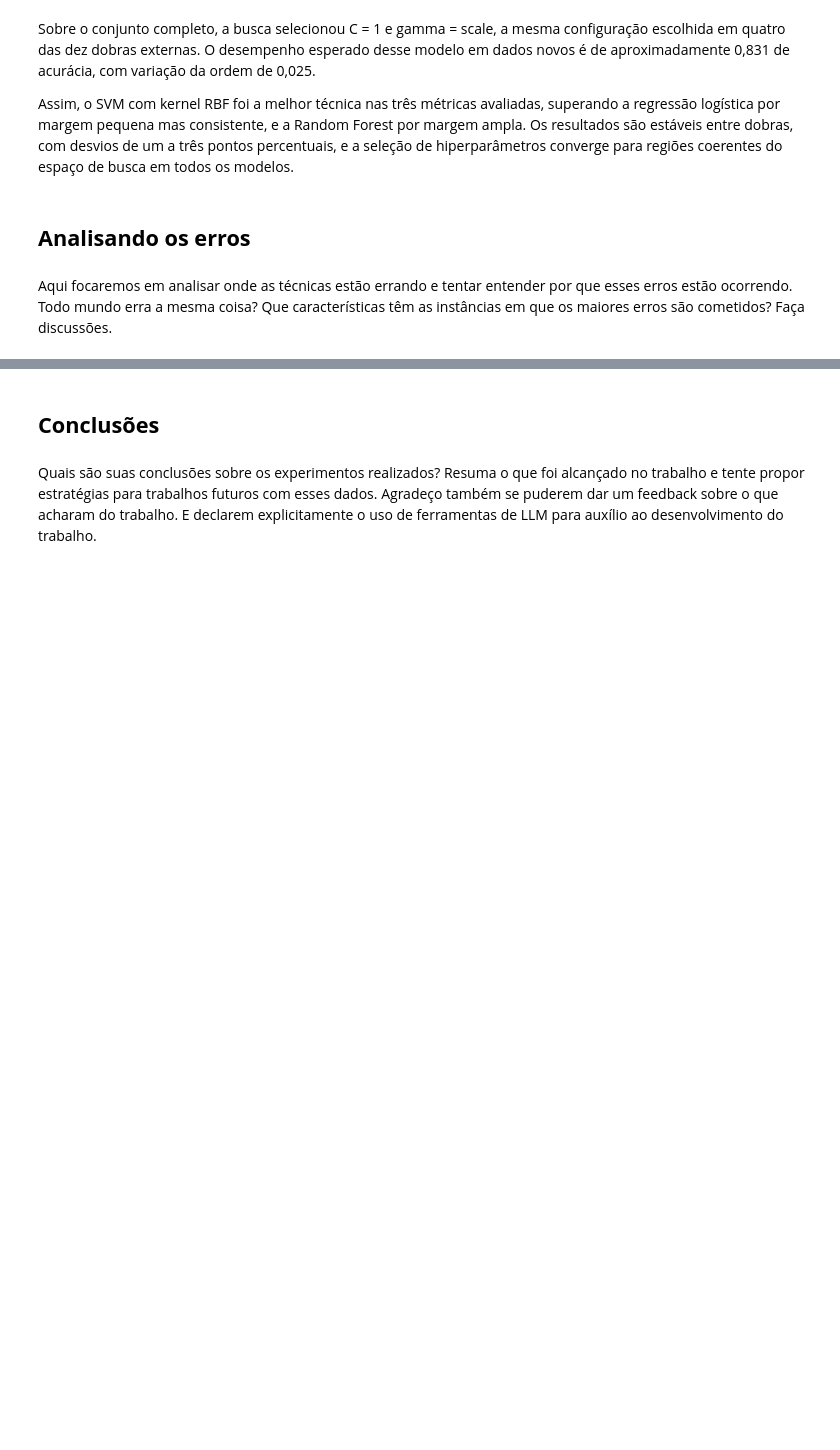
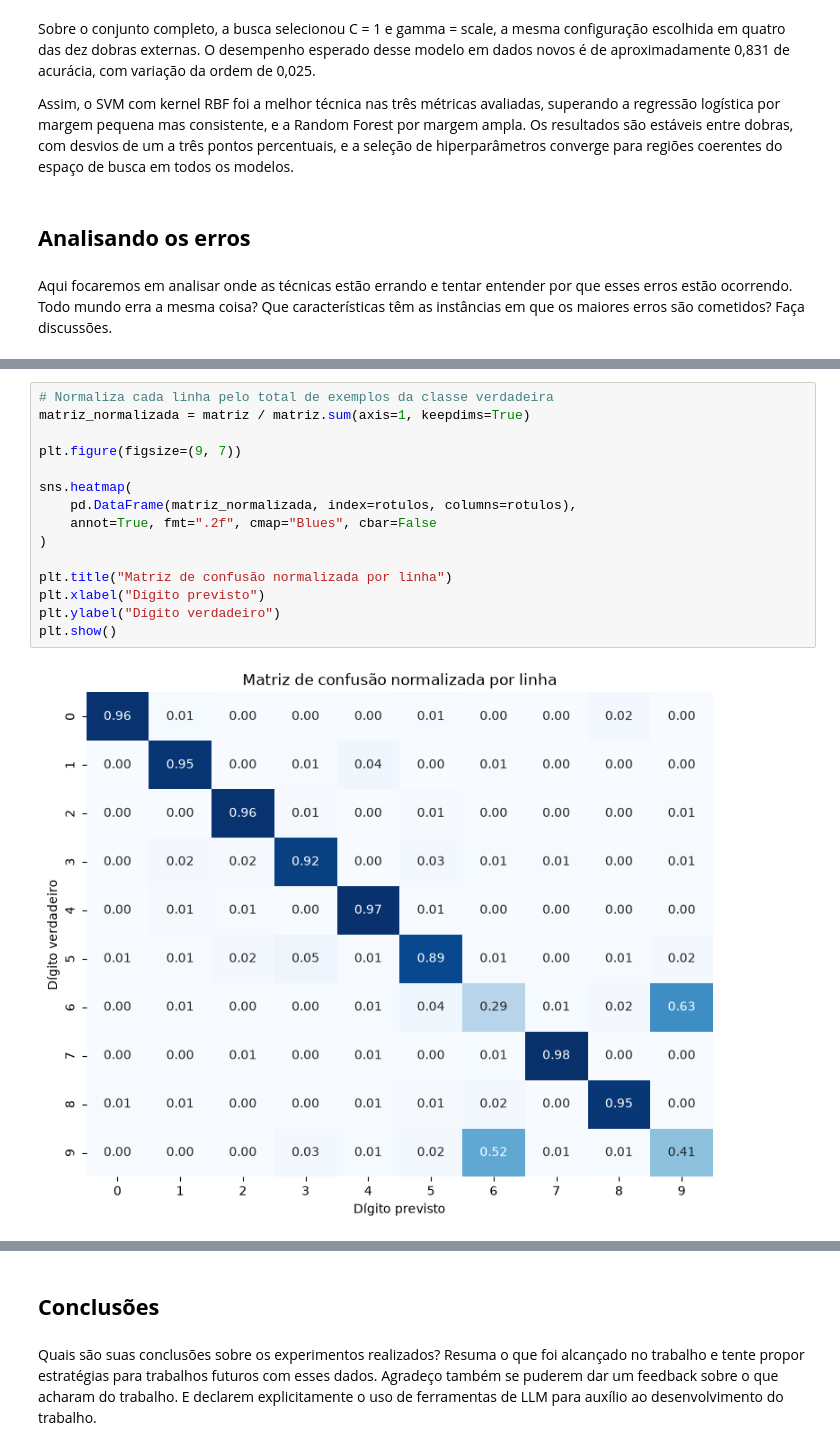
Before and after one commit to GabrielNegreiro28/aprendizado-de-maquina, a Jupyter notebook: Projeto_2_-_AM_zernike.ipynb, the cells around one changed output, grey strips where cells are left out. Drawn from its saved outputs; the diff is of its cells as text; blank space fills up the shorter version.

```diff
--- a/Projeto_2_-_AM_zernike.ipynb
+++ b/Projeto_2_-_AM_zernike.ipynb
@@ -843,0 +896,17 @@ Aqui focaremos em analisar onde as técnicas estão errando e tentar entender po
+# %%
+# Normaliza cada linha pelo total de exemplos da classe verdadeira
+matriz_normalizada = matriz / matriz.sum(axis=1, keepdims=True)
+
+plt.figure(figsize=(9, 7))
+
+sns.heatmap(
+    pd.DataFrame(matriz_normalizada, index=rotulos, columns=rotulos),
+    annot=True, fmt=".2f", cmap="Blues", cbar=False
+)
+
+plt.title("Matriz de confusão normalizada por linha")
+plt.xlabel("Dígito previsto")
+plt.ylabel("Dígito verdadeiro")
+plt.show()
+# %% [output]
+[figure, added]
```
Also changed, not shown: parts of 44 cells of this notebook, 2 other files.
